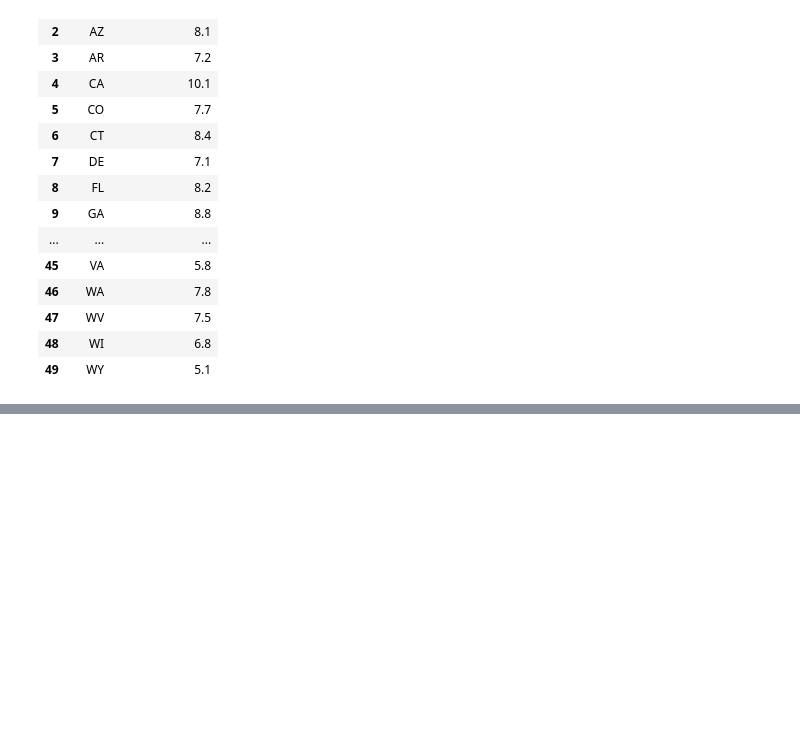
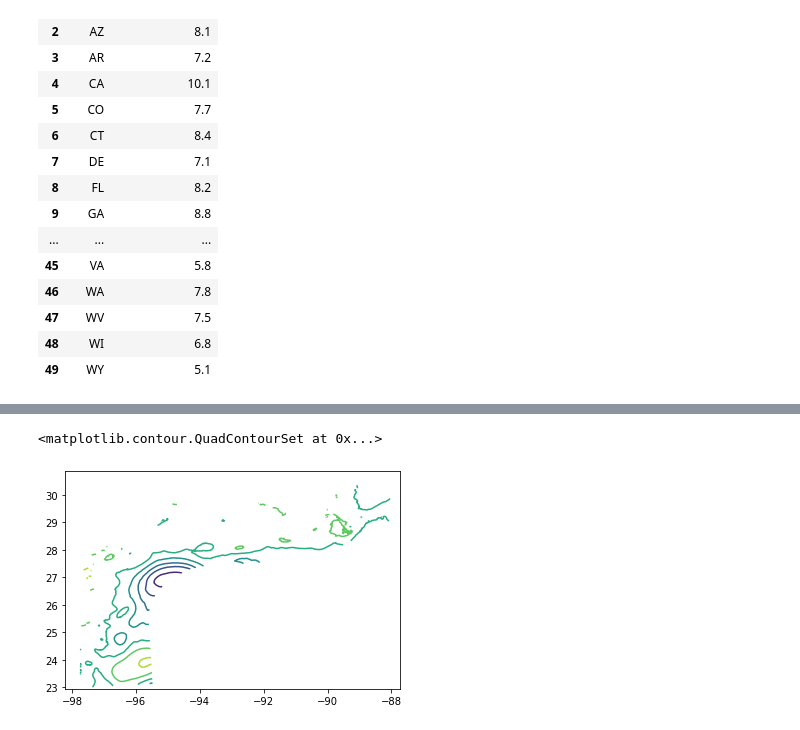
Before and after one commit to adv-py-geos/adv-py-geos, a Jupyter notebook: class_video_notebooks/folium_geojson.ipynb, the cells around one changed output, grey strips where cells are left out. Saved outputs shown, nothing was run; the diff lists cells and outputs as text; code cells hidden in the pictures; blank space fills up the shorter version.

```diff
--- a/class_video_notebooks/folium_geojson.ipynb
+++ b/class_video_notebooks/folium_geojson.ipynb
@@ -125,0 +156,12 @@ m
+# %%
+ds = xr.open_dataset('http://barataria.tamu.edu:8080/thredds/dodsC/forecast_latest/txla2_his_a_latest.nc')
+zeta = ds.zeta[0].values
+lon = ds.lon_rho.values
+lat = ds.lat_rho.values
+# %%
+fig = plt.figure()
+ax = fig.add_subplot(111)
+plt.contour(lon, lat, zeta)
+# %% [output]
+<matplotlib.contour.QuadContourSet at 0x...>
+[figure, added]
```
Also changed, not shown: parts of 11 cells of this notebook.
